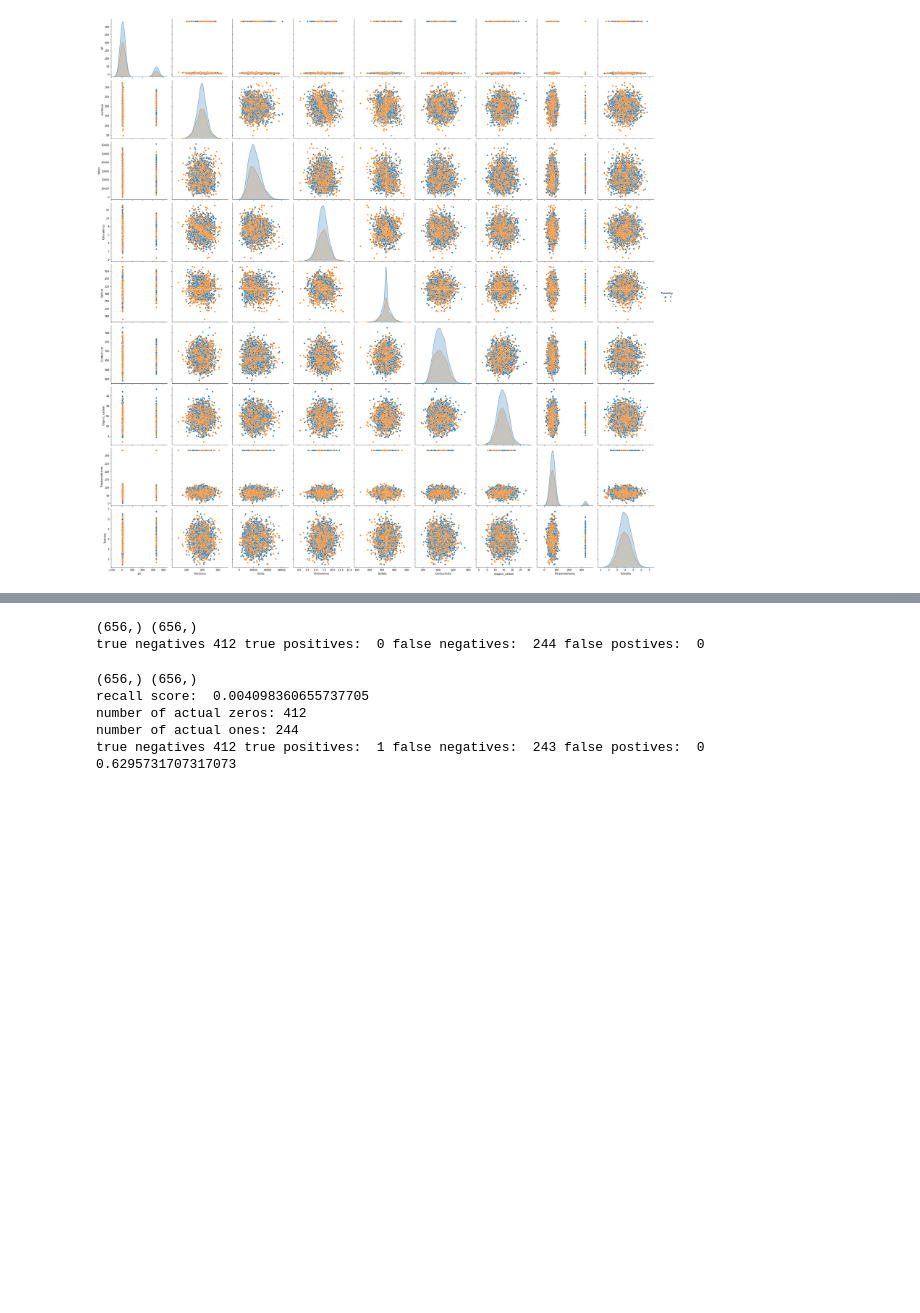
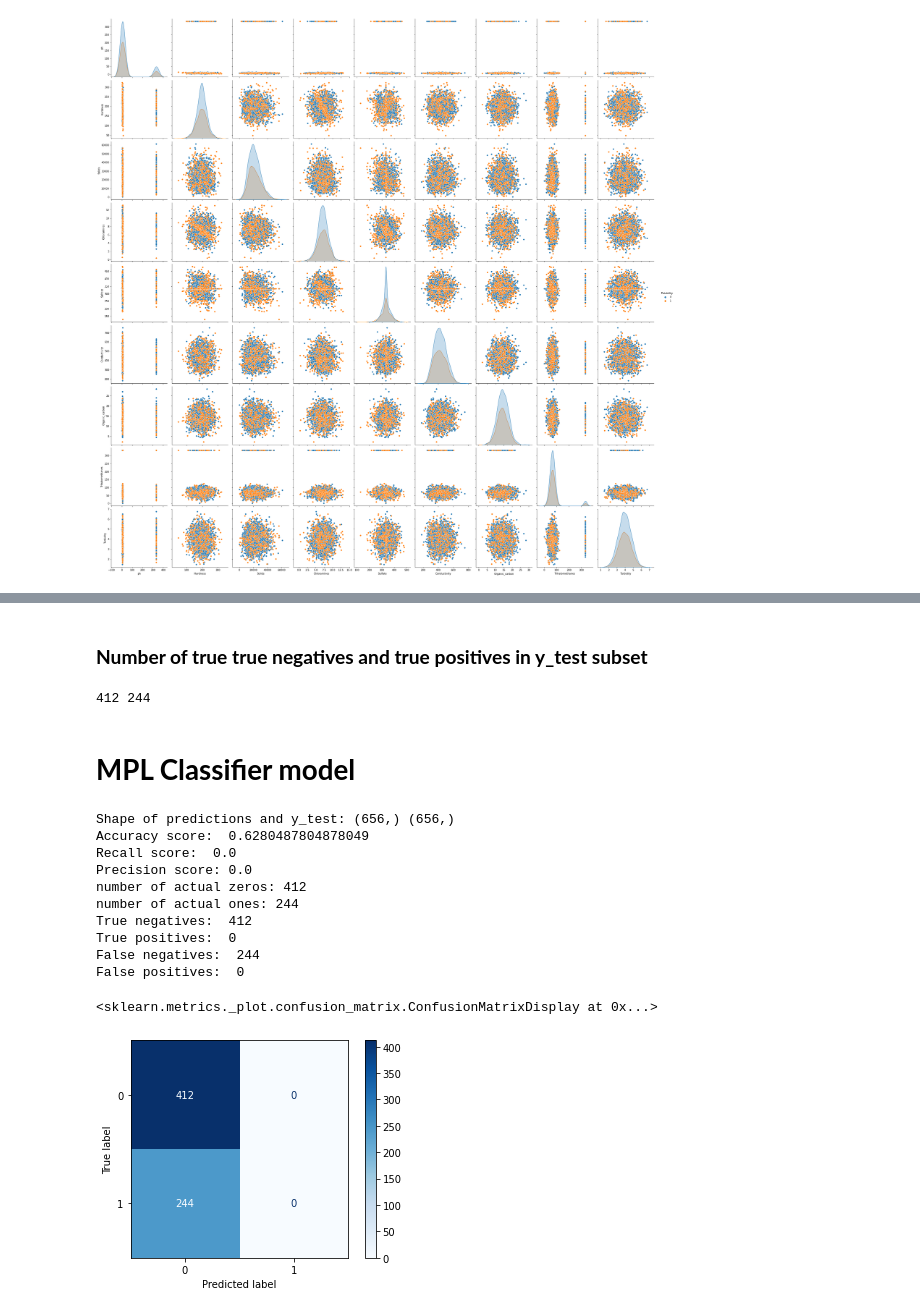
Before and after one commit to AbuzerXudaverdi/water-potability-project, a Jupyter notebook: potability.ipynb, the cells around one changed output, grey strips where cells are left out. Drawn from its saved outputs; the diff is of its cells as text; code cells hidden in the pictures; blank space fills up the shorter version.

```diff
--- a/potability.ipynb
+++ b/potability.ipynb
@@ -197,35 +218,42 @@ False postives:
-# %%
-from sklearn.metrics import plot_confusion_matrix
-import matplotlib.pyplot as plt
-print(y_testing.shape, predic.shape)
-#plot_confusion_matrix(y_testing).ravel()
-plt.show()
-# %% [output]
-(656,) (656,)
-true negatives 412 true positives:  0 false negatives:  244 false postives:  0
+# %% [markdown]
+### **Number of true true negatives and true positives in y_test subset**
+# %%
+t_negatives = np.sum(y_test==0)
+t_positives = np.sum(y_test==1)
+print(t_negatives, t_positives)
+# %% [output]
+412 244
+# %% [markdown]
+# **MPL Classifier model**
 # %%
-from sklearn.neural_network import MLPClassifier
-from sklearn.metrics import recall_score
-x_train, x_test, y_train, y_test = train_test_split(X_3, y_3, random_state = 0, test_size = 0.20)
+x_train_mpl, x_test_mpl, y_train_mpl, y_test_mpl = train_test_split(X_3, y_3, random_state = 0, test_size = 0.20)
 model = MLPClassifier(hidden_layer_sizes=(100,50),activation='relu', solver='sgd',learning_rate_init=0.01,max_iter=1000)
-model.fit(x_train,y_train.values.ravel())
-preds = model.predict(x_test)
-print(preds.shape, y_test.shape)
-#preds = preds.reshape(ps,1)
-accuracy = np.sum(preds==y_test)/len(y_test)
-rec = recall_score(y_test, preds)
-print("recall score: ", rec)
+model.fit(x_train_mpl,y_train_mpl.values.ravel())
+predictions = model.predict(x_test_mpl)
+print("Shape of predictions and y_test:", preds.shape, y_test.shape)
+accuracy = np.sum(predictions==y_test_mpl)/len(y_test_mpl)
+print("Accuracy score: ", accuracy)
+rec = recall_score(y_test_mpl, predictions)  # predict correctly the positives out of actual positives
+precision = precision_score(y_test_mpl, predictions)  #The precision is the ratio tp / (tp + fp) where tp is the number of true positives and fp the number of false positives
+print("Recall score: ", rec)
+print("Precision score:", precision)
 negs = np.sum(y_test==0)
 pos = np.sum(y_test==1)
 print("number of actual zeros:", negs)
 print("number of actual ones:", pos)
-tn, fp, fn, tp = confusion_matrix(y_test, preds).ravel()
-print("true negatives", tn, "true positives: ", tp, "false negatives: ", fn, "false postives: ", fp)
-print(accuracy)
+tn, fp, fn, tp = confusion_matrix(y_test_mpl, predictions).ravel()
+print("True negatives: ", tn, "\nTrue positives: ", tp, "\nFalse negatives: ", fn, "\nFalse positives: ", fp)
+plot_confusion_matrix(model, x_test_mpl, y_test_mpl,cmap=plt.cm.Blues,normalize=None)
 # %% [output]
-(656,) (656,)
-recall score:  0.004098360655737705
+Shape of predictions and y_test: (656,) (656,)
+Accuracy score:  0.6280487804878049
+Recall score:  0.0
+Precision score: 0.0
 number of actual zeros: 412
 number of actual ones: 244
-true negatives 412 true positives:  1 false negatives:  243 false postives:  0
-0.6295731707317073
+True negatives:  412
+True positives:  0
+False negatives:  244
+False positives:  0
+<sklearn.metrics._plot.confusion_matrix.ConfusionMatrixDisplay at 0x...>
+[figure, added]
```
Also changed, not shown: parts of 6 cells of this notebook.
